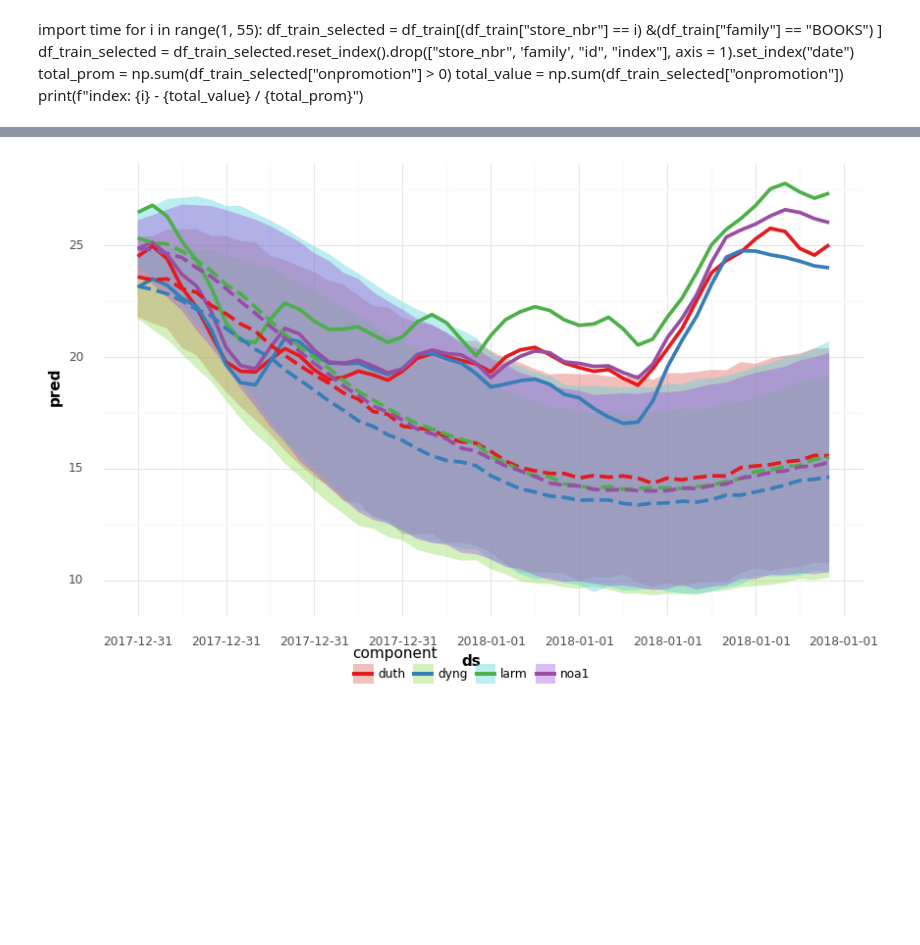
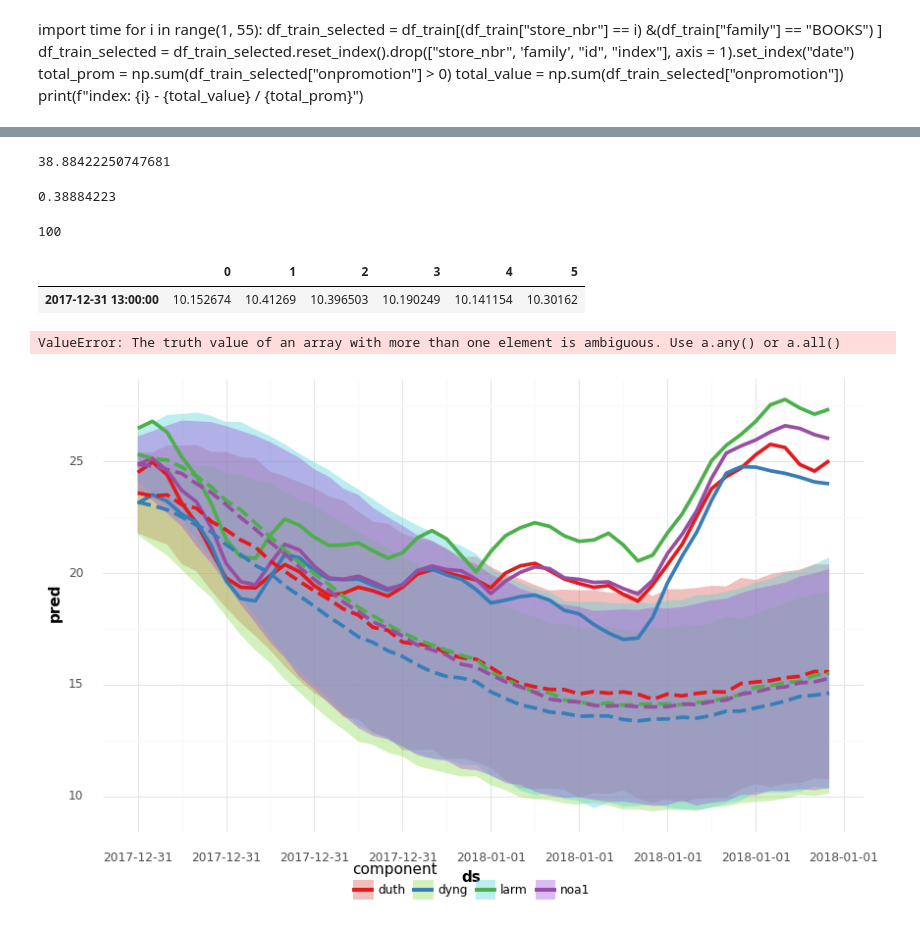
Before and after one commit to carloscanodomingo/NeuralProphetEQ, a Jupyter notebook: notebooks/testing_FCeVDarts.ipynb, the cells around one changed output, grey strips where cells are left out. Cells and saved outputs as stored; diff of their text form; code cells hidden in the pictures; blank space fills up the shorter version.

```diff
--- a/notebooks/testing_FCeVDarts.ipynb
+++ b/notebooks/testing_FCeVDarts.ipynb
@@ -643,0 +647,12 @@ metric = METRICS.RMSE
+# %%
+np.mean(np.divide(np.power(np.mean(np.power(np.subtract(pred_2,current_2),2),0),1/2), np.mean(current_2,0))) * 100
+# %% [output]
+38.88422250747681
+# %%
+np.mean(np.divide(np.power(np.mean(np.power(np.subtract(pred_2,current_2),2),0),1/2), np.mean(current_2,0)))
+# %% [output]
+0.38884223
+# %%
+len(df_pred.columns.levels[1]) - 1
+# %% [output]
+100
@@ -643,0 +661,5 @@ metric = METRICS.RMSE
+# %%
+result = pd.DataFrame(dict_values,  index = [group_CF.index.mean()])
+# %% [output]
+|  | 0 | 1 | 2 | 3 | 4 | 5 |
+| 2017-12-31 13:00:00 | 10.152674 | 10.41269 | 10.396503 | 10.190249 | 10.141154 | 10.30162 |
@@ -644 +672,5 @@ metric = METRICS.RMSE
+# %%
+df["BASE"].columns in list(FCeV_results_data["df_synthetics"].keys())
+# %% [output]
+ValueError: The truth value of an array with more than one element is ambiguous. Use a.any() or a.all()
 # %%
```
Also changed, not shown: parts of 26 cells of this notebook, 3 other files.
